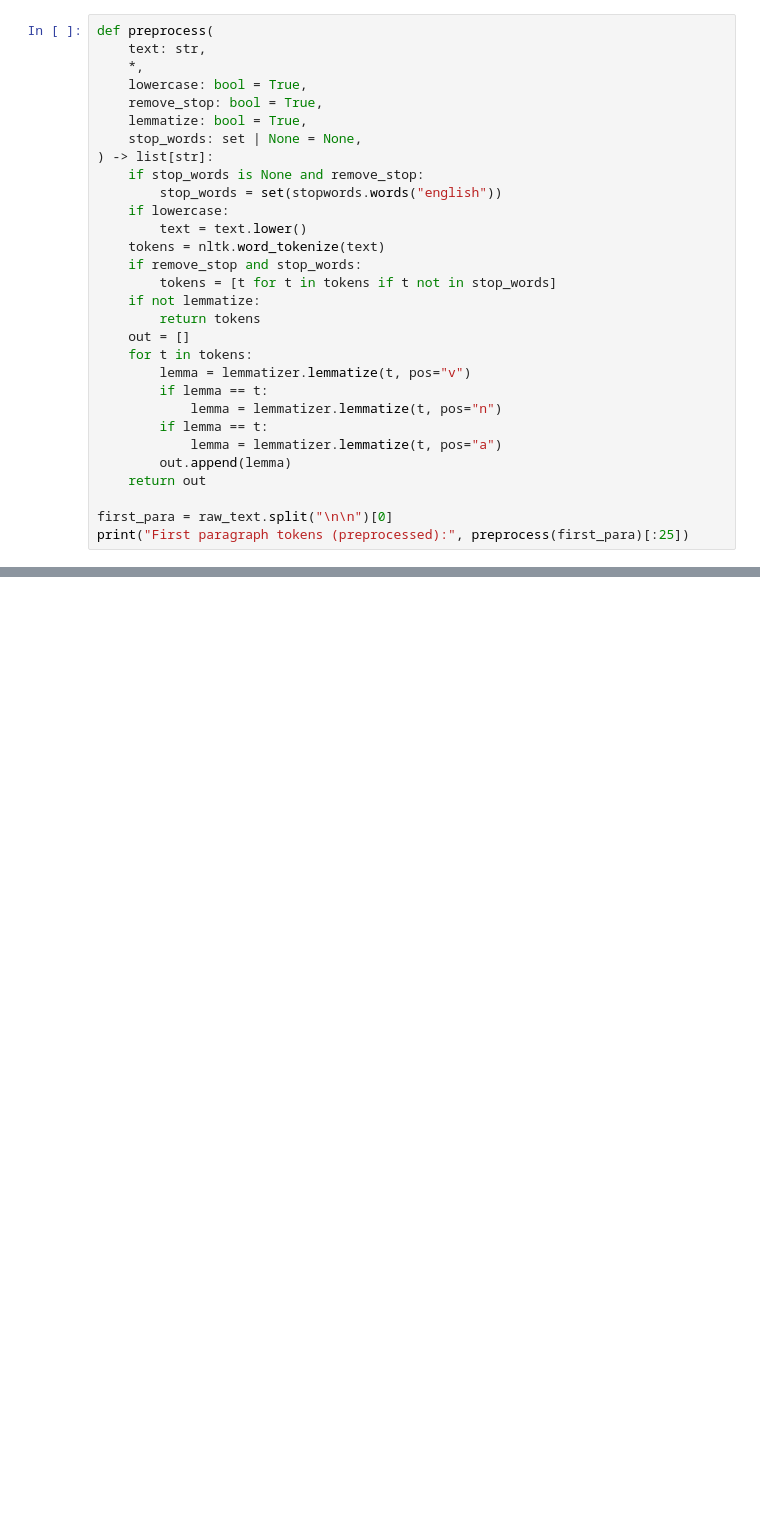
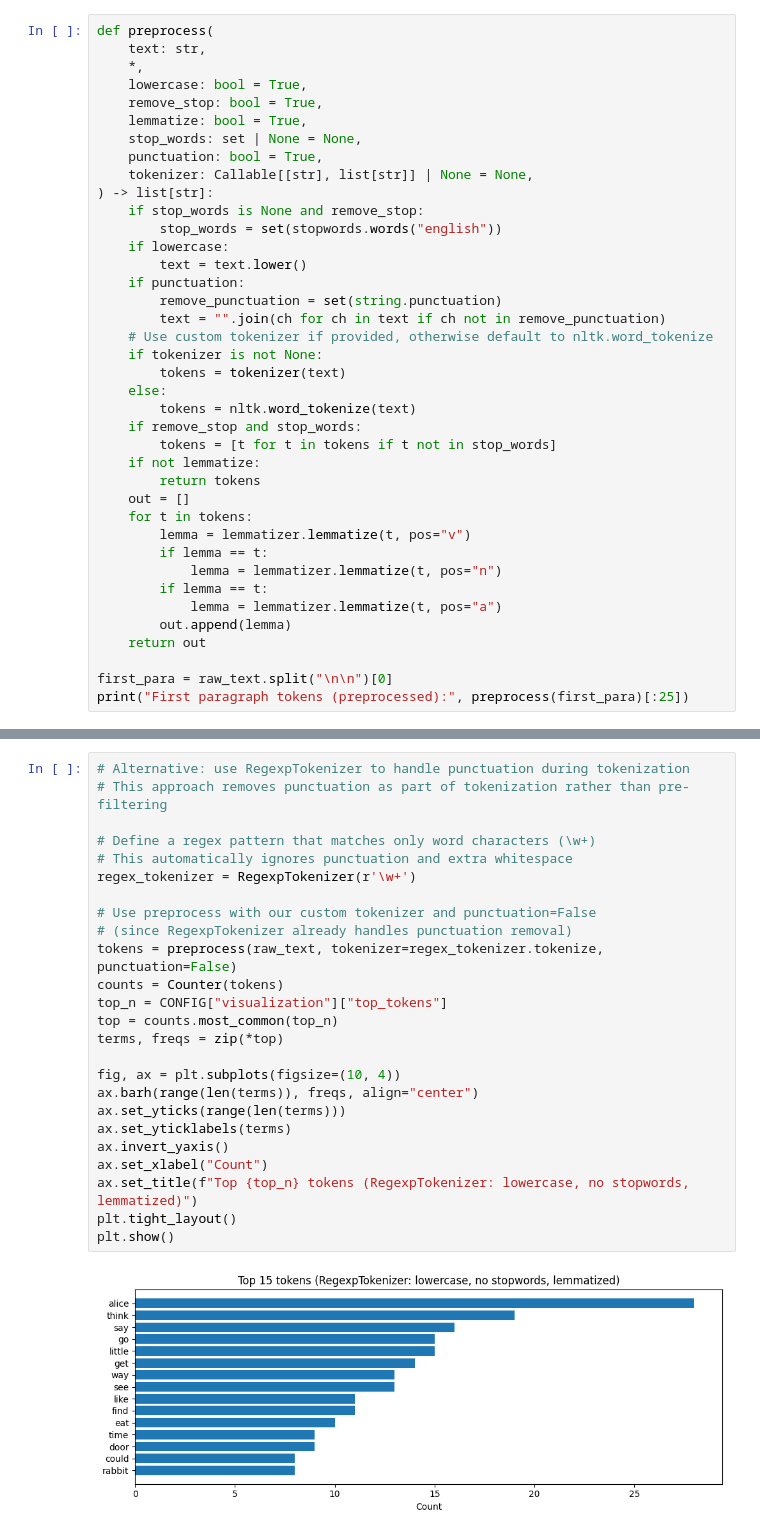
Before and after one commit to oscar-peng/datasci_223, a Jupyter notebook: lectures/04/demo/01a_preprocessing.ipynb, the cells around one changed output, grey strips where cells are left out. Saved outputs shown, nothing was run; the diff lists cells and outputs as text; blank space fills up the shorter version.

```diff
--- a/lectures/04/demo/01a_preprocessing.ipynb
+++ b/lectures/04/demo/01a_preprocessing.ipynb
@@ -134,12 +171,21 @@ def preprocess(
     remove_stop: bool = True,
     lemmatize: bool = True,
     stop_words: set | None = None,
+    punctuation: bool = True,
+    tokenizer: Callable[[str], list[str]] | None = None,
 ) -> list[str]:
     if stop_words is None and remove_stop:
         stop_words = set(stopwords.words("english"))
     if lowercase:
         text = text.lower()
-    tokens = nltk.word_tokenize(text)
+    if punctuation:
+        remove_punctuation = set(string.punctuation)
+        text = "".join(ch for ch in text if ch not in remove_punctuation)
+    # Use custom tokenizer if provided, otherwise default to nltk.word_tokenize
+    if tokenizer is not None:
+        tokens = tokenizer(text)
+    else:
+        tokens = nltk.word_tokenize(text)
     if remove_stop and stop_words:
         tokens = [t for t in tokens if t not in stop_words]
     if not lemmatize:
@@ -180,0 +260,27 @@ plt.show()
+# %%
+# Alternative: use RegexpTokenizer to handle punctuation during tokenization
+# This approach removes punctuation as part of tokenization rather than pre-filtering
+
+# Define a regex pattern that matches only word characters (\w+)
+# This automatically ignores punctuation and extra whitespace
+regex_tokenizer = RegexpTokenizer(r'\w+')
+
+# Use preprocess with our custom tokenizer and punctuation=False
+# (since RegexpTokenizer already handles punctuation removal)
+tokens = preprocess(raw_text, tokenizer=regex_tokenizer.tokenize, punctuation=False)
+counts = Counter(tokens)
+top_n = CONFIG["visualization"]["top_tokens"]
+top = counts.most_common(top_n)
+terms, freqs = zip(*top)
+
+fig, ax = plt.subplots(figsize=(10, 4))
+ax.barh(range(len(terms)), freqs, align="center")
+ax.set_yticks(range(len(terms)))
+ax.set_yticklabels(terms)
+ax.invert_yaxis()
+ax.set_xlabel("Count")
+ax.set_title(f"Top {top_n} tokens (RegexpTokenizer: lowercase, no stopwords, lemmatized)")
+plt.tight_layout()
+plt.show()
+# %% [output]
+[figure, added]
```
Also changed, not shown: parts of 27 cells of this notebook, 21 other files.
